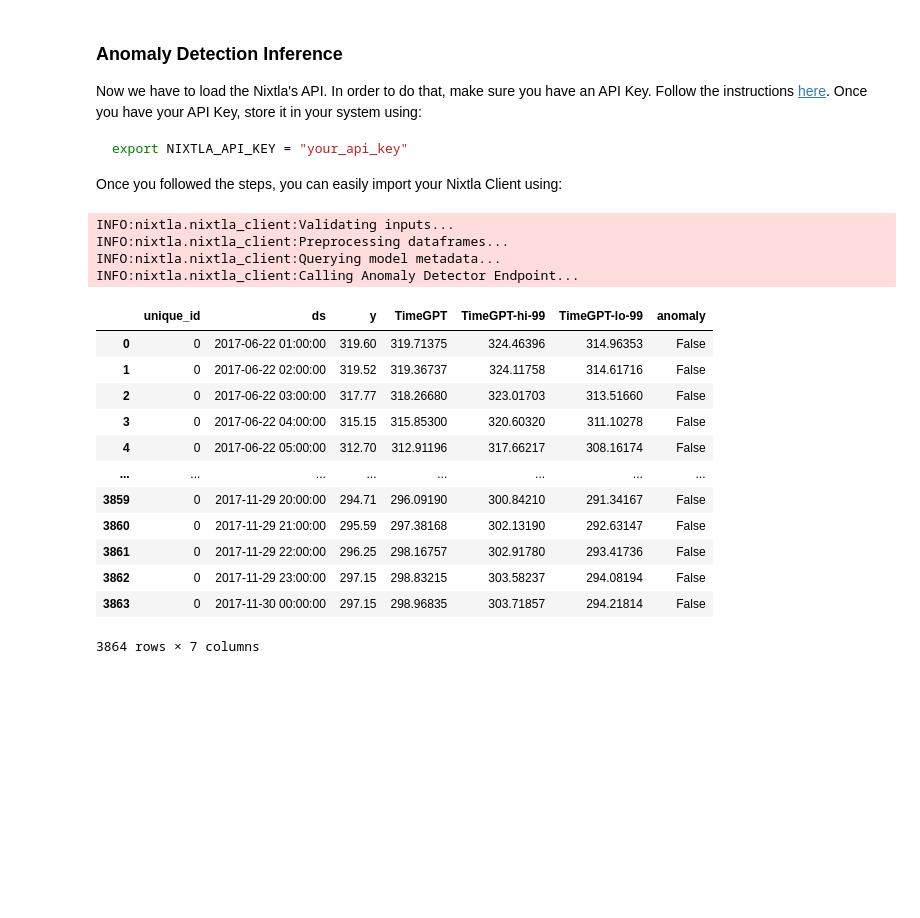
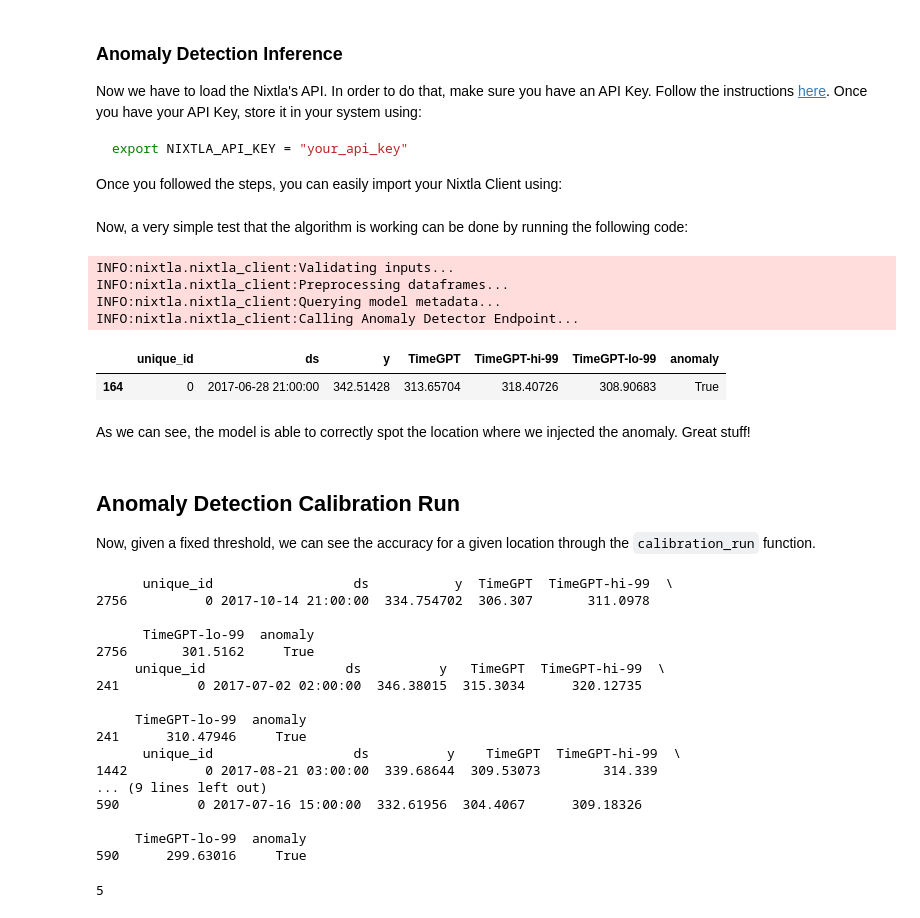
Before and after one commit to PieroPaialungaAI/AnomalyDetectionNixtla, a Jupyter notebook: temp.ipynb, the cells around one changed output. Drawn from its saved outputs; the diff is of its cells as text; code cells hidden in the pictures; blank space fills up the shorter version.

Commit message:
Describing calibration run

````diff
--- a/temp.ipynb
+++ b/temp.ipynb
@@ -139,28 +139,51 @@ export NIXTLA_API_KEY = "your_api_key"
 Once you followed the steps, you can easily import your Nixtla Client using:
 # %%
 anomaly_calibrator.load_nixtla_client()
+# %% [markdown]
+Now, a very simple test that the algorithm is working can be done by running the following code:
 # %%
-anomaly_data = anomaly_calibrator.inject_anomaly(location = 300, threshold = 0.1)
+location = 300
+threshold = 0.1
+anomaly_data = anomaly_calibrator.inject_anomaly(location = location, threshold = threshold)
 test_signal = anomaly_data['anomalous_signal']
 anomaly_calibrator.run_anomaly_detection(test_signal)
-ds_anomaly = preprocessed_data['ds'].loc[300]
+ds_anomaly = preprocessed_data['ds'].loc[location]
 anomaly_result = anomaly_calibrator.anomaly_result
 anomaly_result[anomaly_result['ds'] == ds_anomaly]
 # %% [output]
 INFO:nixtla.nixtla_client:Validating inputs...
 INFO:nixtla.nixtla_client:Preprocessing dataframes...
 INFO:nixtla.nixtla_client:Querying model metadata...
 INFO:nixtla.nixtla_client:Calling Anomaly Detector Endpoint...
 |  | unique_id | ds | y | TimeGPT | TimeGPT-hi-99 | TimeGPT-lo-99 | anomaly |
-| 0 | 0 | 2017-06-22 01:00:00 | 319.60 | 319.71375 | 324.46396 | 314.96353 | False |
-| 1 | 0 | 2017-06-22 02:00:00 | 319.52 | 319.36737 | 324.11758 | 314.61716 | False |
-| 2 | 0 | 2017-06-22 03:00:00 | 317.77 | 318.26680 | 323.01703 | 313.51660 | False |
-| 3 | 0 | 2017-06-22 04:00:00 | 315.15 | 315.85300 | 320.60320 | 311.10278 | False |
-| 4 | 0 | 2017-06-22 05:00:00 | 312.70 | 312.91196 | 317.66217 | 308.16174 | False |
-| ... | ... | ... | ... | ... | ... | ... | ... |
-| 3859 | 0 | 2017-11-29 20:00:00 | 294.71 | 296.09190 | 300.84210 | 291.34167 | False |
-| 3860 | 0 | 2017-11-29 21:00:00 | 295.59 | 297.38168 | 302.13190 | 292.63147 | False |
-| 3861 | 0 | 2017-11-29 22:00:00 | 296.25 | 298.16757 | 302.91780 | 293.41736 | False |
-| 3862 | 0 | 2017-11-29 23:00:00 | 297.15 | 298.83215 | 303.58237 | 294.08194 | False |
-| 3863 | 0 | 2017-11-30 00:00:00 | 297.15 | 298.96835 | 303.71857 | 294.21814 | False |
+| 164 | 0 | 2017-06-28 21:00:00 | 342.51428 | 313.65704 | 318.40726 | 308.90683 | True |
-3864 rows × 7 columns
+# %% [markdown]
+As we can see, the model is able to correctly spot the location where we injected the anomaly. Great stuff!
+# %% [markdown]
+## Anomaly Detection Calibration Run
+
+Now, given a fixed threshold, we can see the accuracy for a given location through the ```calibration_run``` function.
+# %%
+anomaly_calibrator.calibration_run()
+# %% [output]
+      unique_id                  ds           y  TimeGPT  TimeGPT-hi-99  \
+2756          0 2017-10-14 21:00:00  334.754702  306.307       311.0978
+
+      TimeGPT-lo-99  anomaly
+2756       301.5162     True
+     unique_id                  ds          y   TimeGPT  TimeGPT-hi-99  \
+241          0 2017-07-02 02:00:00  346.38015  315.3034      320.12735
+
+     TimeGPT-lo-99  anomaly
+241      310.47946     True
+      unique_id                  ds          y    TimeGPT  TimeGPT-hi-99  \
+1442          0 2017-08-21 03:00:00  339.68644  309.53073        314.339
+... (9 lines left out)
+590          0 2017-07-16 15:00:00  332.61956  304.4067      309.18326
+
+     TimeGPT-lo-99  anomaly
+590      299.63016     True
+# %%
+len(anomaly_calibrator.anomaly_dict)
+# %% [output]
+5
````
Also changed, not shown: parts of 1 cell of this notebook, 1 other file.
